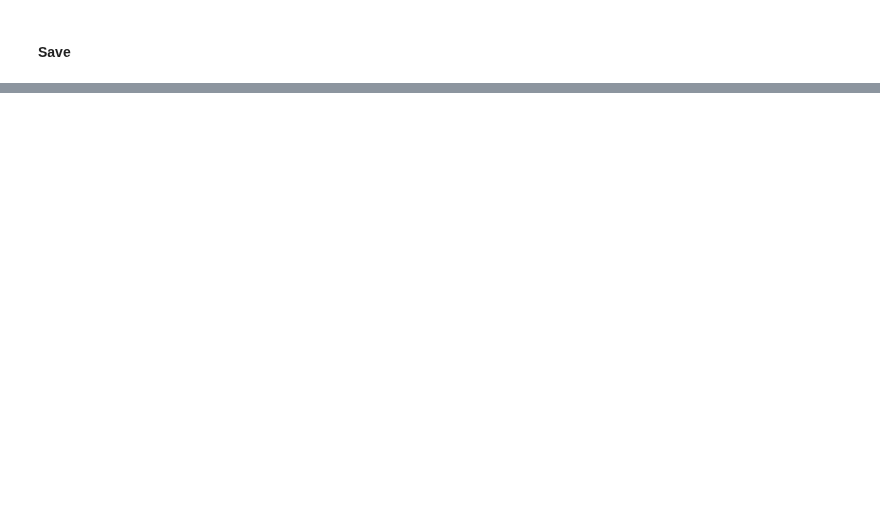
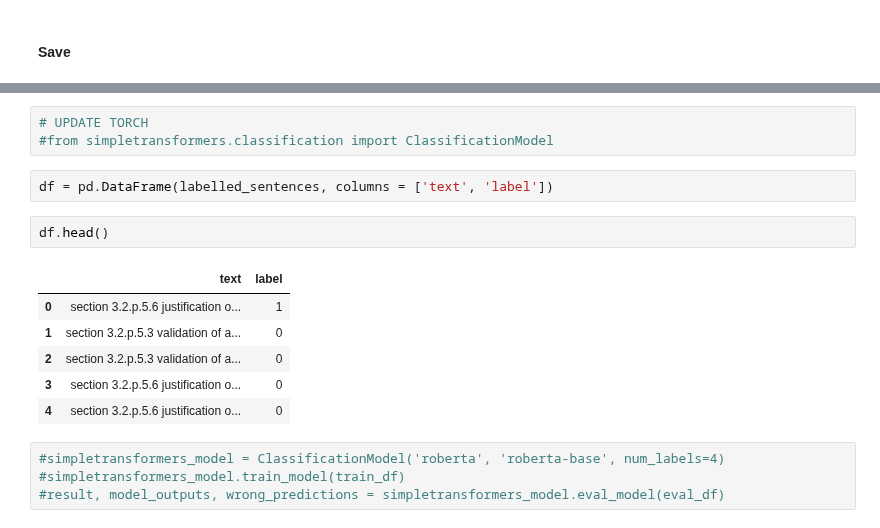
Before and after one commit to JBAujogue/RNN-playground, a Jupyter notebook: Deep Learning for NLP I - 2 Sentence Classification.ipynb, the cells around one changed output, grey strips where cells are left out. Drawn from its saved outputs; the diff is of its cells as text; blank space fills up the shorter version.

```diff
--- a/Deep Learning for NLP I - 2 Sentence Classification.ipynb
+++ b/Deep Learning for NLP I - 2 Sentence Classification.ipynb
@@ -769,0 +778,18 @@ classifier.compute_accuracy(labelled_sentences)
+# %%
+# UPDATE TORCH
+#from simpletransformers.classification import ClassificationModel
+# %%
+df = pd.DataFrame(labelled_sentences, columns = ['text', 'label'])
+# %%
+df.head()
+# %% [output]
+|  | text | label |
+| 0 | section 3.2.p.5.6 justification o... | 1 |
+| 1 | section 3.2.p.5.3 validation of a... | 0 |
+| 2 | section 3.2.p.5.3 validation of a... | 0 |
+| 3 | section 3.2.p.5.6 justification o... | 0 |
+| 4 | section 3.2.p.5.6 justification o... | 0 |
+# %%
+#simpletransformers_model = ClassificationModel('roberta', 'roberta-base', num_labels=4)
+#simpletransformers_model.train_model(train_df)
+#result, model_outputs, wrong_predictions = simpletransformers_model.eval_model(eval_df)
```
Also changed, not shown: parts of 8 cells of this notebook, 3 other files.
